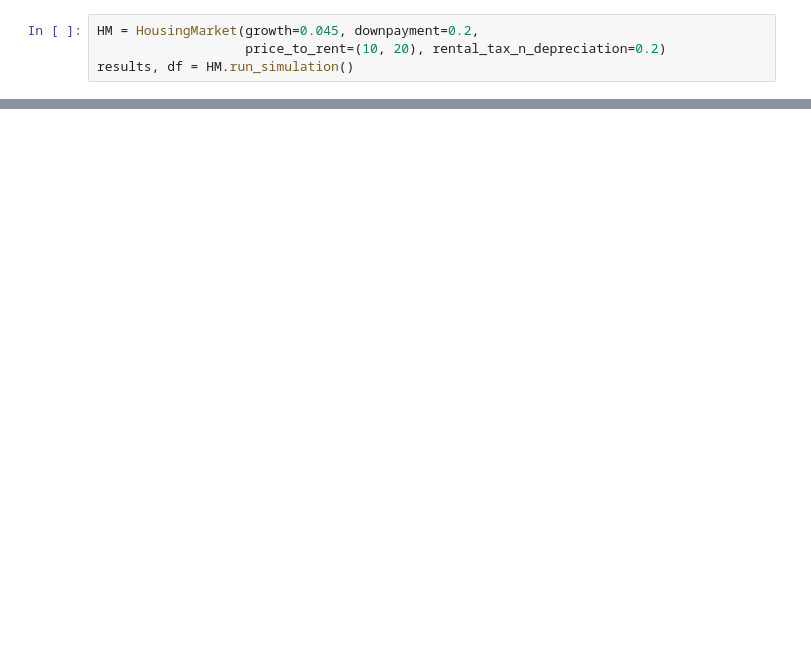
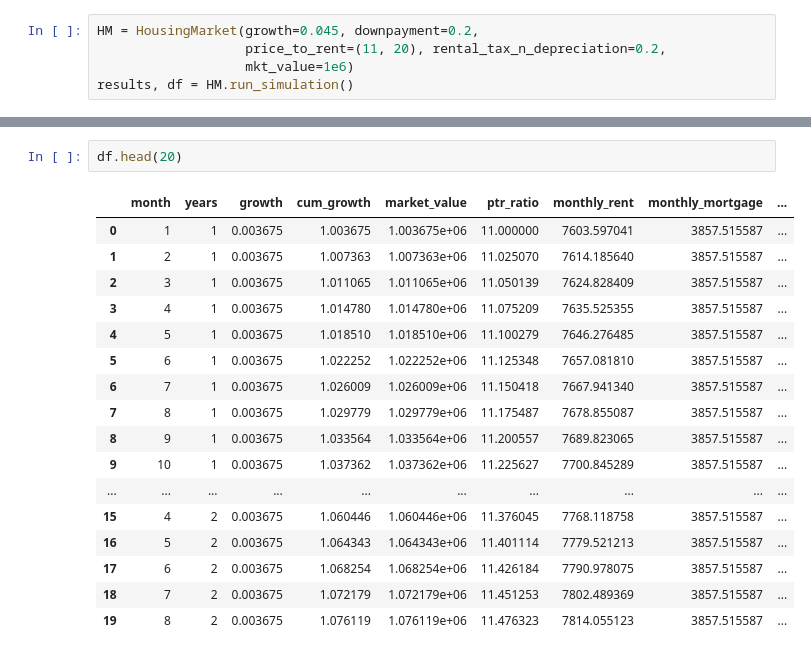
Before and after one commit to jiayuanx/real-estate-investment, a Jupyter notebook: simulator.ipynb, the cells around one changed output, grey strips where cells are left out. Saved outputs shown, nothing was run; the diff lists cells and outputs as text; blank space fills up the shorter version.

```diff
--- a/simulator.ipynb
+++ b/simulator.ipynb
@@ -152,7 +177,8 @@ class HousingMarket(object):
         print(df["values"].to_frame())
 # %%
 HM = HousingMarket(growth=0.045, downpayment=0.2,
-                   price_to_rent=(10, 20), rental_tax_n_depreciation=0.2)
+                   price_to_rent=(11, 20), rental_tax_n_depreciation=0.2,
+                   mkt_value=1e6)
 results, df = HM.run_simulation()
 # %% [output]
 Args provided:
@@ -201,0 +231,20 @@ dtype: float64
+# %%
+df.head(20)
+# %% [output]
+|  | month | years | growth | cum_growth | market_value | ptr_ratio | monthly_rent | monthly_mortgage | ... |
+| 0 | 1 | 1 | 0.003675 | 1.003675 | 1.003675e+06 | 11.000000 | 7603.597041 | 3857.515587 | ... |
+| 1 | 2 | 1 | 0.003675 | 1.007363 | 1.007363e+06 | 11.025070 | 7614.185640 | 3857.515587 | ... |
+| 2 | 3 | 1 | 0.003675 | 1.011065 | 1.011065e+06 | 11.050139 | 7624.828409 | 3857.515587 | ... |
+| 3 | 4 | 1 | 0.003675 | 1.014780 | 1.014780e+06 | 11.075209 | 7635.525355 | 3857.515587 | ... |
+| 4 | 5 | 1 | 0.003675 | 1.018510 | 1.018510e+06 | 11.100279 | 7646.276485 | 3857.515587 | ... |
+| 5 | 6 | 1 | 0.003675 | 1.022252 | 1.022252e+06 | 11.125348 | 7657.081810 | 3857.515587 | ... |
+| 6 | 7 | 1 | 0.003675 | 1.026009 | 1.026009e+06 | 11.150418 | 7667.941340 | 3857.515587 | ... |
+| 7 | 8 | 1 | 0.003675 | 1.029779 | 1.029779e+06 | 11.175487 | 7678.855087 | 3857.515587 | ... |
+| 8 | 9 | 1 | 0.003675 | 1.033564 | 1.033564e+06 | 11.200557 | 7689.823065 | 3857.515587 | ... |
+| 9 | 10 | 1 | 0.003675 | 1.037362 | 1.037362e+06 | 11.225627 | 7700.845289 | 3857.515587 | ... |
+| ... | ... | ... | ... | ... | ... | ... | ... | ... | ... |
+| 15 | 4 | 2 | 0.003675 | 1.060446 | 1.060446e+06 | 11.376045 | 7768.118758 | 3857.515587 | ... |
+| 16 | 5 | 2 | 0.003675 | 1.064343 | 1.064343e+06 | 11.401114 | 7779.521213 | 3857.515587 | ... |
+| 17 | 6 | 2 | 0.003675 | 1.068254 | 1.068254e+06 | 11.426184 | 7790.978075 | 3857.515587 | ... |
+| 18 | 7 | 2 | 0.003675 | 1.072179 | 1.072179e+06 | 11.451253 | 7802.489369 | 3857.515587 | ... |
+| 19 | 8 | 2 | 0.003675 | 1.076119 | 1.076119e+06 | 11.476323 | 7814.055123 | 3857.515587 | ... |
```
Also changed, not shown: parts of 16 cells of this notebook.
